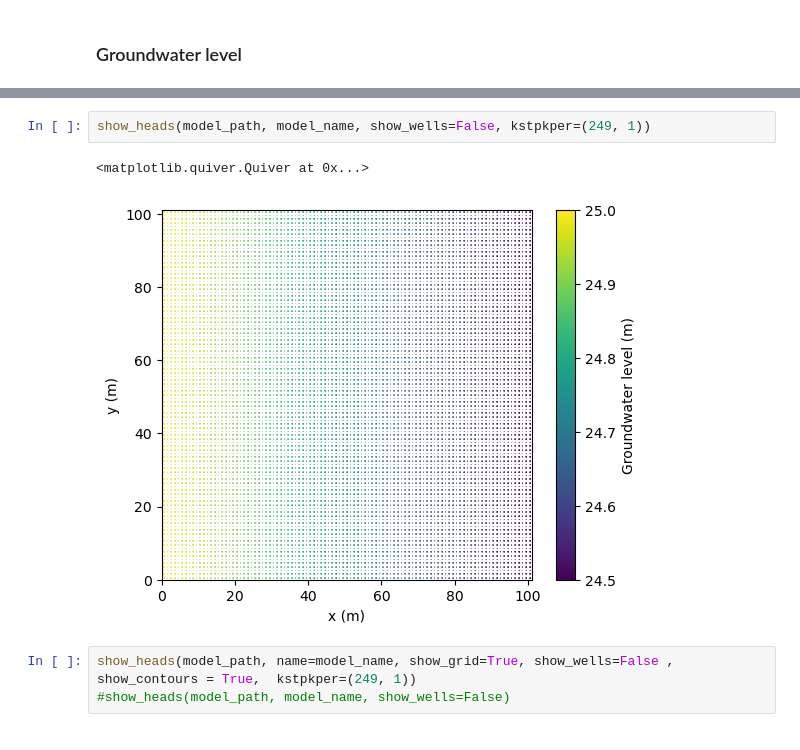
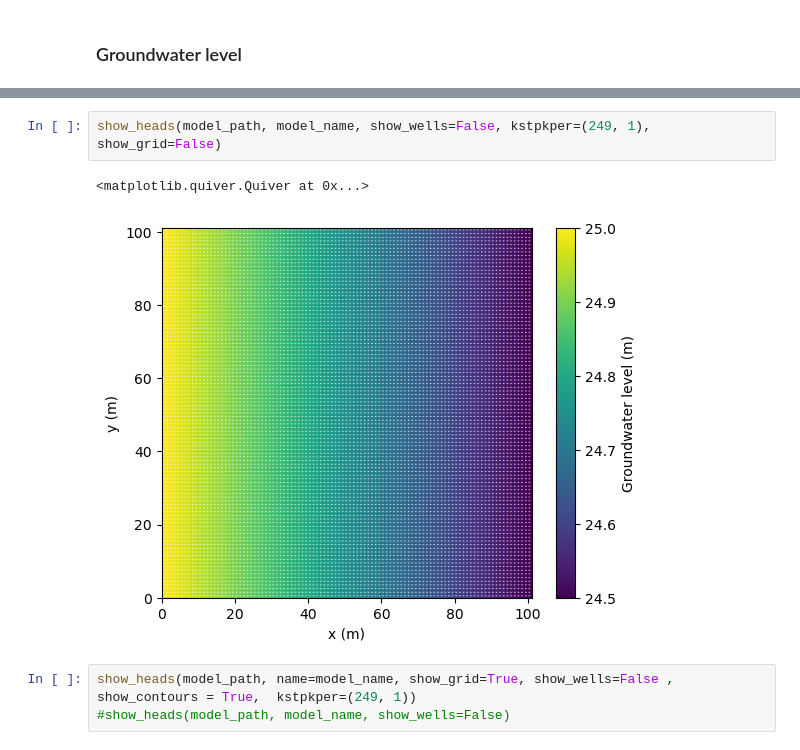
Before and after one commit to hydrocomputing/pymf6-validation, a Jupyter notebook: src/notebooks/2_system_well_model.ipynb, the cells around one changed output, grey strips where cells are left out. Saved outputs shown, nothing was run; the diff lists cells and outputs as text.

```diff
--- a/src/notebooks/2_system_well_model.ipynb
+++ b/src/notebooks/2_system_well_model.ipynb
@@ -136,8 +102,8 @@ Type:      function
 # %%
-show_heads(model_path, model_name, show_wells=False, kstpkper=(249, 1))
+show_heads(model_path, model_name, show_wells=False, kstpkper=(249, 1), show_grid=False)
 # %% [output]
 <matplotlib.quiver.Quiver at 0x...>
-[figure, old version]
+[figure, new version]
 # %%
 show_heads(model_path, name=model_name, show_grid=True, show_wells=False , show_contours = True,  kstpkper=(249, 1))
 #show_heads(model_path, model_name, show_wells=False)
```
Also changed, not shown: parts of 21 cells of this notebook, 11 other files.
